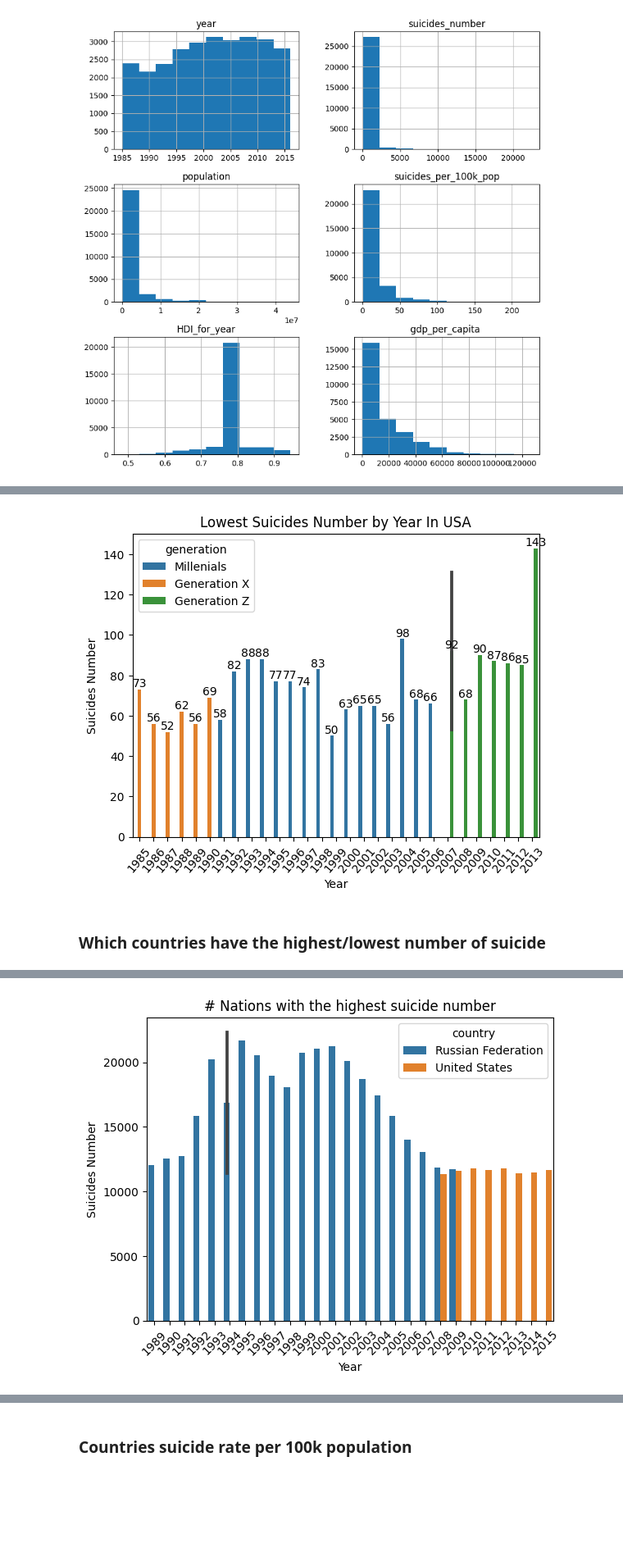
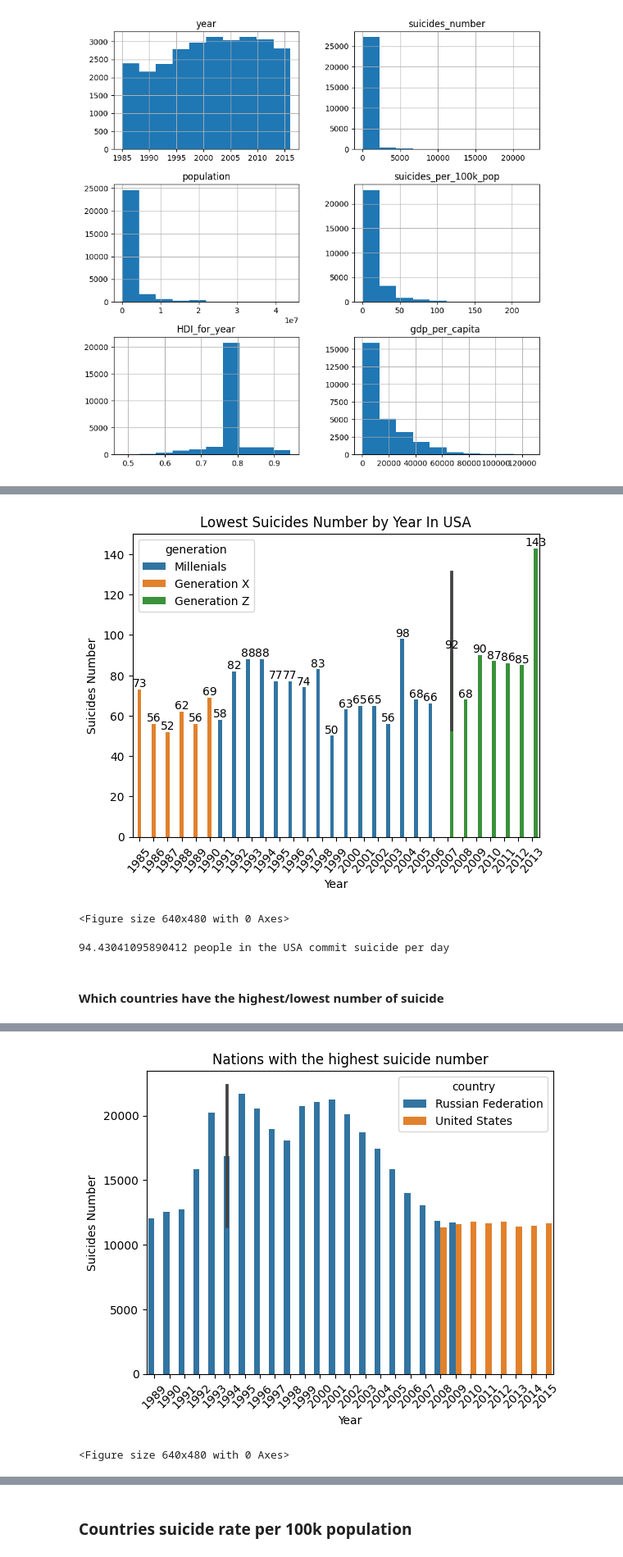
Before and after one commit to tsbarry/Suicide-Rates-EDA, a Jupyter notebook: suicide.ipynb, the cells around one changed output, grey strips where cells are left out. Shown at 82% size. Drawn from its saved outputs; the diff is of its cells as text; code cells hidden in the pictures; blank space fills up the shorter version.

Commit message:
suiciderate

```diff
--- a/suicide.ipynb
+++ b/suicide.ipynb
@@ -5,8 +5,8 @@ import pandas as pd
 import seaborn as sns
 import matplotlib.pyplot as plt
 # %%
-# read cvs file
-df= pd.read_csv('/Users/tbarry/Infant-Mortality/master.csv')
+## read cvs file
+df= pd.read_csv('master.csv')
 df.head()
 # %% [output]
 |  | country | year | sex | age | suicides_no | population | suicides/100k pop | country-year | ... |
@@ -185,8 +192,28 @@ plt.ylabel('Suicides Number')
 plt.xticks(rotation=50)
 # Showing the plot
 plt.show()
+plt.savefig('image/low_sui_number_USA.jpg')
 # %% [output]
 [figure]
+<Figure size 640x480 with 0 Axes>
+# %%
+## How many people in the USA commit suicide per day
+total_suicides_in_US = df[df.country == 'United States'].suicides_number.sum()
+total_suicides_in_US
+
+total_years = df[df.country == 'United States'].year
+total_years = total_years.max() - total_years.min()
+total_years
+
+total_days = total_years * 365
+total_days
+
+suicides_per_day_in_US = (1 / total_days) * total_suicides_in_US
+suicides_per_day_in_US
+
+print(f"{suicides_per_day_in_US} people in the USA commit suicide per day")
+# %% [output]
+94.43041095890412 people in the USA commit suicide per day
 # %% [markdown]
-### Which countries have the highest/lowest number of suicide
+#### Which countries have the highest/lowest number of suicide
 # %%
@@ -203,14 +230,16 @@ highest_suicide.head()
 # %%
 # bar plot of nations with the highest suicide number
 sns.barplot(data=highest_suicide, x='year', y='suicides_number', hue='country')
 # Adding title and labels
-plt.title('# Nations with the highest suicide number')
+plt.title('Nations with the highest suicide number')
 plt.xlabel('Year')
 plt.ylabel('Suicides Number')
 plt.xticks(rotation=45)
 
 # Showing the plot
 plt.show()
+plt.savefig('image/nat_high_sui_num.jpg')
 # %% [output]
-[figure, old version]
+[figure, new version]
+<Figure size 640x480 with 0 Axes>
 # %%
```
Also changed, not shown: parts of 36 cells of this notebook, 16 other files.
